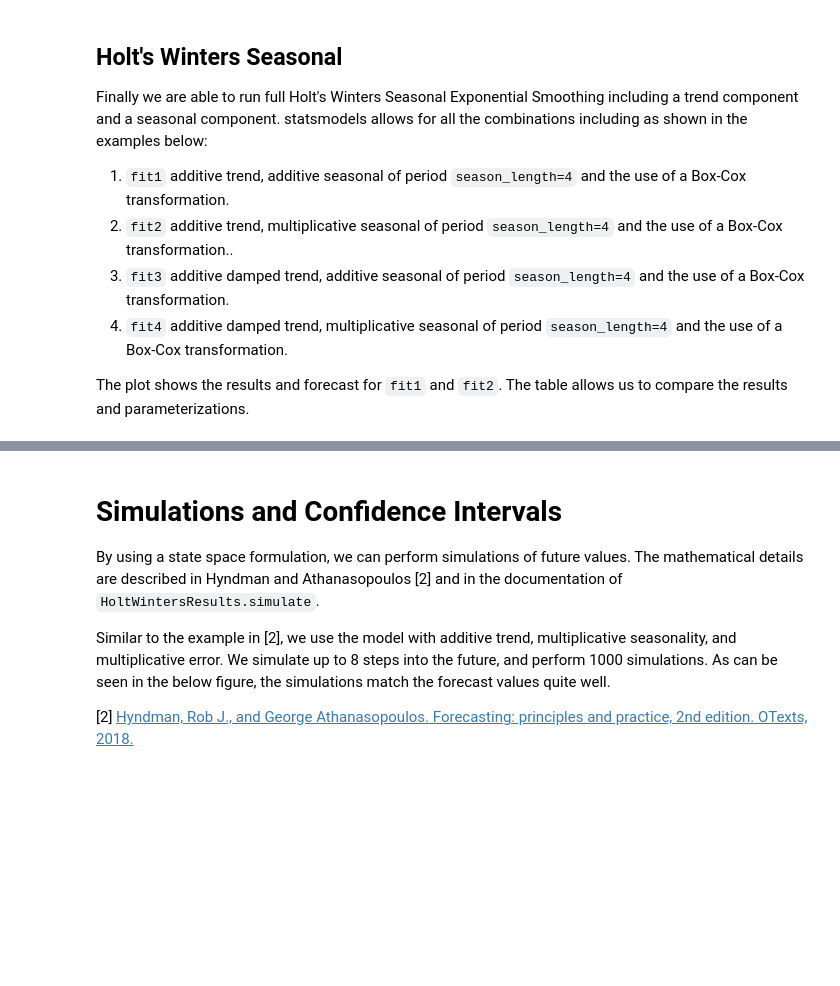
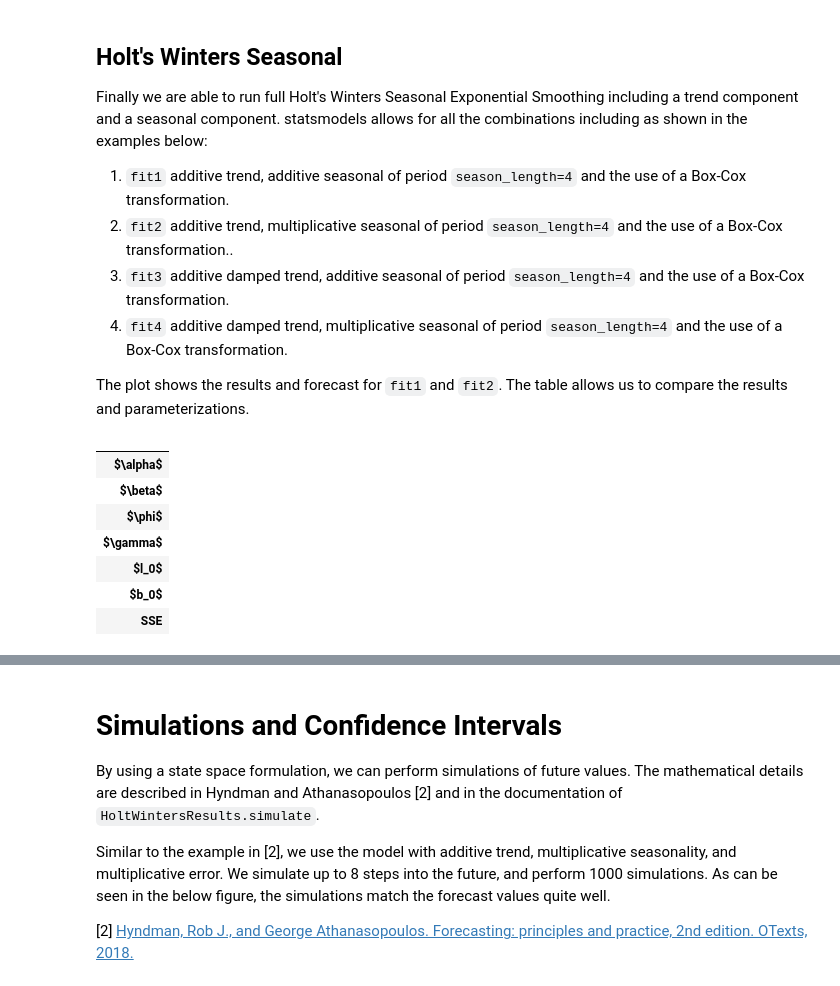
Before and after one commit to harnalashok/timeseries, a Jupyter notebook: exponential_smoothing_statsmodel.ipynb, the cells around one changed output, grey strips where cells are left out. Drawn from its saved outputs; the diff is of its cells as text; code cells hidden in the pictures; blank space fills up the shorter version.

```diff
--- a/exponential_smoothing_statsmodel.ipynb
+++ b/exponential_smoothing_statsmodel.ipynb
@@ -557,0 +665,15 @@ The table allows us to compare the results and parameterizations.
+# %%
+results = pd.DataFrame(
+                        index=[r"$\alpha$", r"$\beta$", r"$\phi$", r"$\gamma$", r"$l_0$", "$b_0$", "SSE"]
+                      )
+
+results
+# %% [output]
+|  |
+| $\alpha$ |
+| $\beta$ |
+| $\phi$ |
+| $\gamma$ |
+| $l_0$ |
+| $b_0$ |
+| SSE |
```
Also changed, not shown: parts of 27 cells of this notebook.
